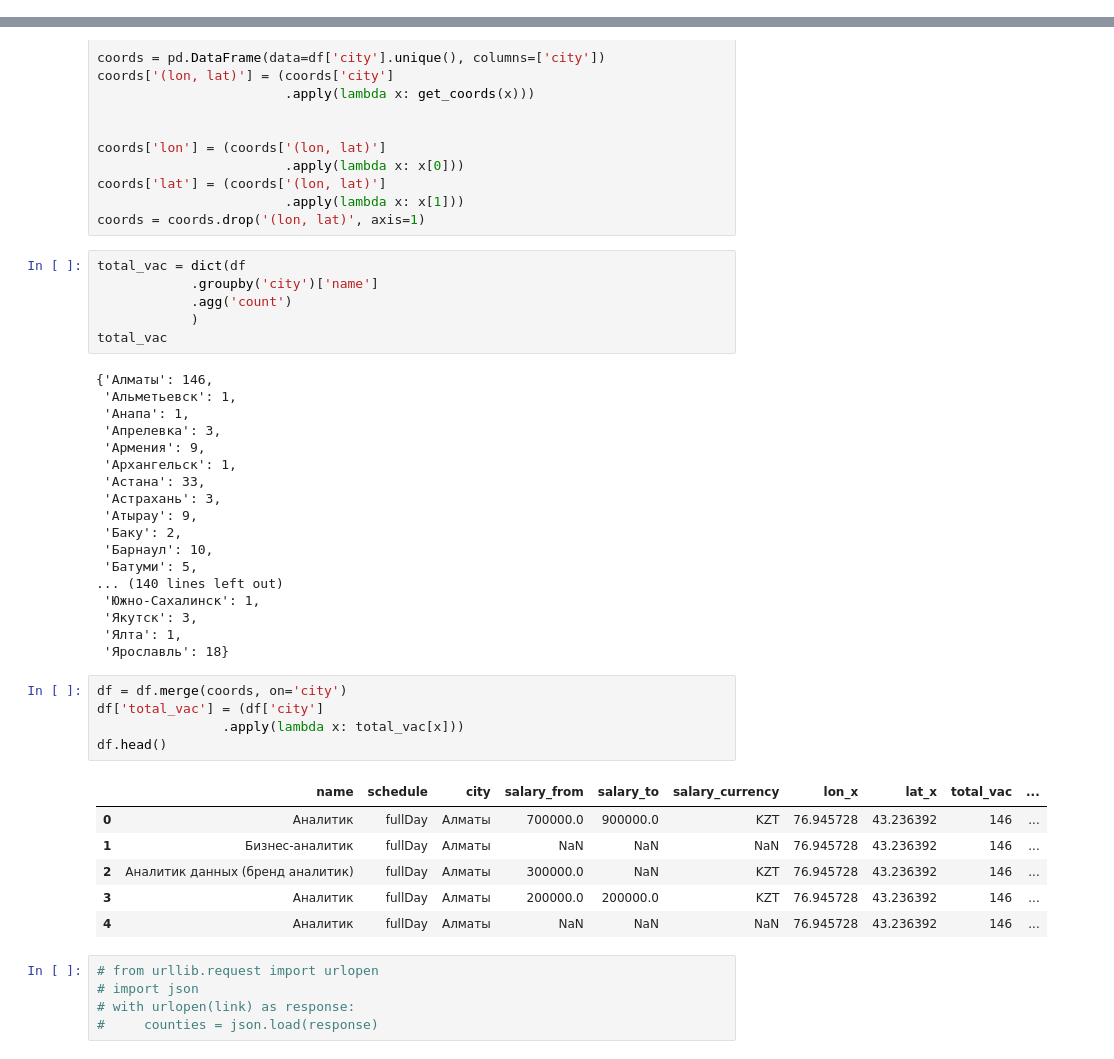
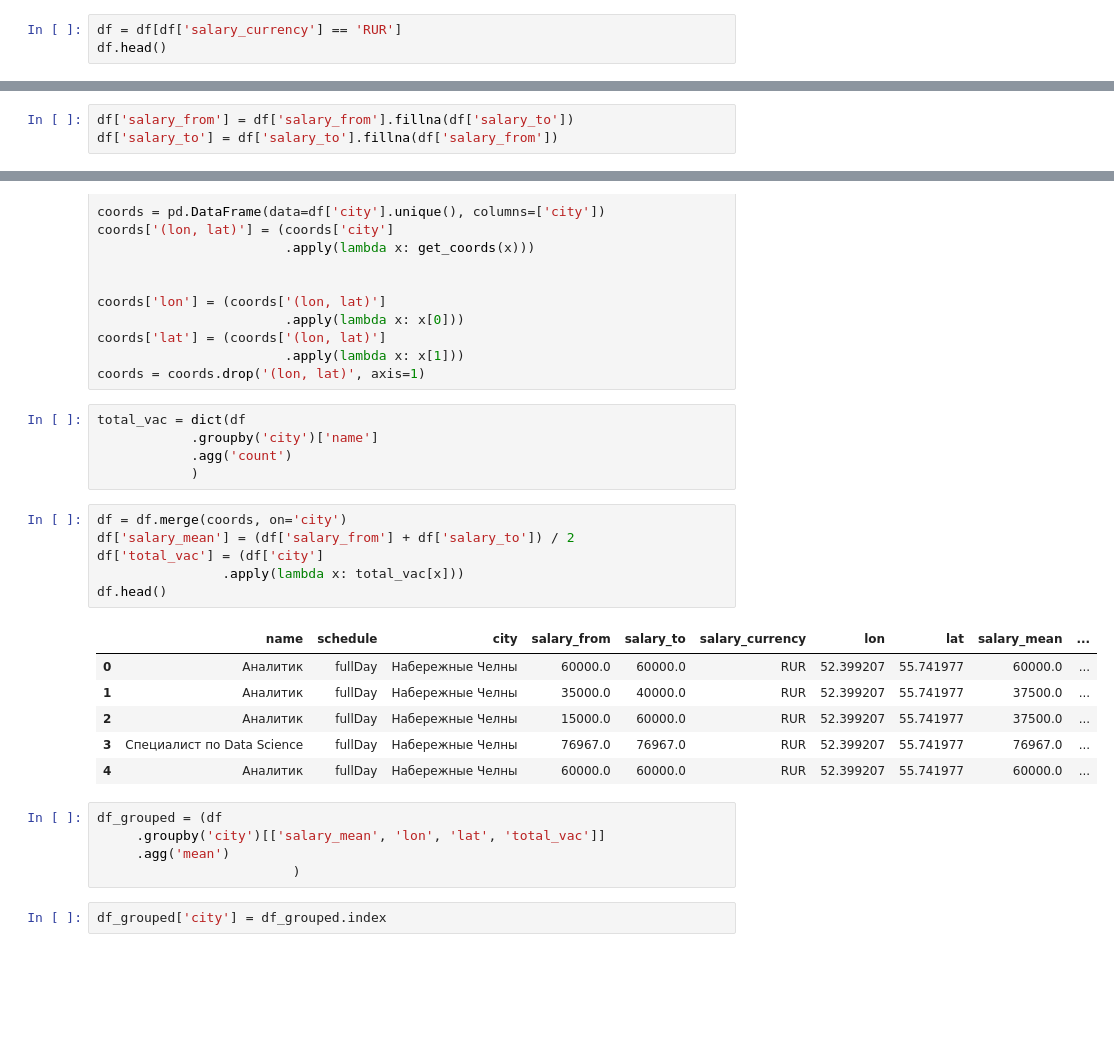
Before and after one commit to rufous86/hh_api, a Jupyter notebook: hh_api.ipynb, the cells around one changed output, grey strips where cells are left out. Saved outputs shown, nothing was run; the diff lists cells and outputs as text; blank space fills up the shorter version.

```diff
--- a/hh_api.ipynb
+++ b/hh_api.ipynb
@@ -91,0 +83,3 @@ df.head()
+# %%
+df = df[df['salary_currency'] == 'RUR']
+df.head()
@@ -103,4 +97,7 @@ AZN       1
 Name: salary_currency, dtype: int64
+# %%
+df['salary_from'] = df['salary_from'].fillna(df['salary_to'])
+df['salary_to'] = df['salary_to'].fillna(df['salary_from'])
 # %%
 df.info()
 # %% [output]
@@ -149,40 +146,24 @@ total_vac = dict(df
             .groupby('city')['name']
             .agg('count')
             )
-total_vac
-# %% [output]
-{'Алматы': 146,
- 'Альметьевск': 1,
- 'Анапа': 1,
- 'Апрелевка': 3,
- 'Армения': 9,
- 'Архангельск': 1,
- 'Астана': 33,
- 'Астрахань': 3,
- 'Атырау': 9,
- 'Баку': 2,
- 'Барнаул': 10,
- 'Батуми': 5,
-... (140 lines left out)
- 'Южно-Сахалинск': 1,
- 'Якутск': 3,
- 'Ялта': 1,
- 'Ярославль': 18}
 # %%
 df = df.merge(coords, on='city')
+df['salary_mean'] = (df['salary_from'] + df['salary_to']) / 2
 df['total_vac'] = (df['city']
                 .apply(lambda x: total_vac[x]))
 df.head()
 # %% [output]
-|  | name | schedule | city | salary_from | salary_to | salary_currency | lon_x | lat_x | total_vac | ... |
-| 0 | Аналитик | fullDay | Алматы | 700000.0 | 900000.0 | KZT | 76.945728 | 43.236392 | 146 | ... |
-| 1 | Бизнес-аналитик | fullDay | Алматы | NaN | NaN | NaN | 76.945728 | 43.236392 | 146 | ... |
-| 2 | Аналитик данных (бренд аналитик) | fullDay | Алматы | 300000.0 | NaN | KZT | 76.945728 | 43.236392 | 146 | ... |
-| 3 | Аналитик | fullDay | Алматы | 200000.0 | 200000.0 | KZT | 76.945728 | 43.236392 | 146 | ... |
-| 4 | Аналитик | fullDay | Алматы | NaN | NaN | NaN | 76.945728 | 43.236392 | 146 | ... |
+|  | name | schedule | city | salary_from | salary_to | salary_currency | lon | lat | salary_mean | ... |
+| 0 | Аналитик | fullDay | Набережные Челны | 60000.0 | 60000.0 | RUR | 52.399207 | 55.741977 | 60000.0 | ... |
+| 1 | Аналитик | fullDay | Набережные Челны | 35000.0 | 40000.0 | RUR | 52.399207 | 55.741977 | 37500.0 | ... |
+| 2 | Аналитик | fullDay | Набережные Челны | 15000.0 | 60000.0 | RUR | 52.399207 | 55.741977 | 37500.0 | ... |
+| 3 | Специалист по Data Science | fullDay | Набережные Челны | 76967.0 | 76967.0 | RUR | 52.399207 | 55.741977 | 76967.0 | ... |
+| 4 | Аналитик | fullDay | Набережные Челны | 60000.0 | 60000.0 | RUR | 52.399207 | 55.741977 | 60000.0 | ... |
-# %%
-# from urllib.request import urlopen
-# import json
-# with urlopen(link) as response:
-#     counties = json.load(response)
+# %%
+df_grouped = (df
+     .groupby('city')[['salary_mean', 'lon', 'lat', 'total_vac']]
+     .agg('mean')
+                         )
+# %%
+df_grouped['city'] = df_grouped.index
 # %%
```
Also changed, not shown: parts of 14 cells of this notebook.
